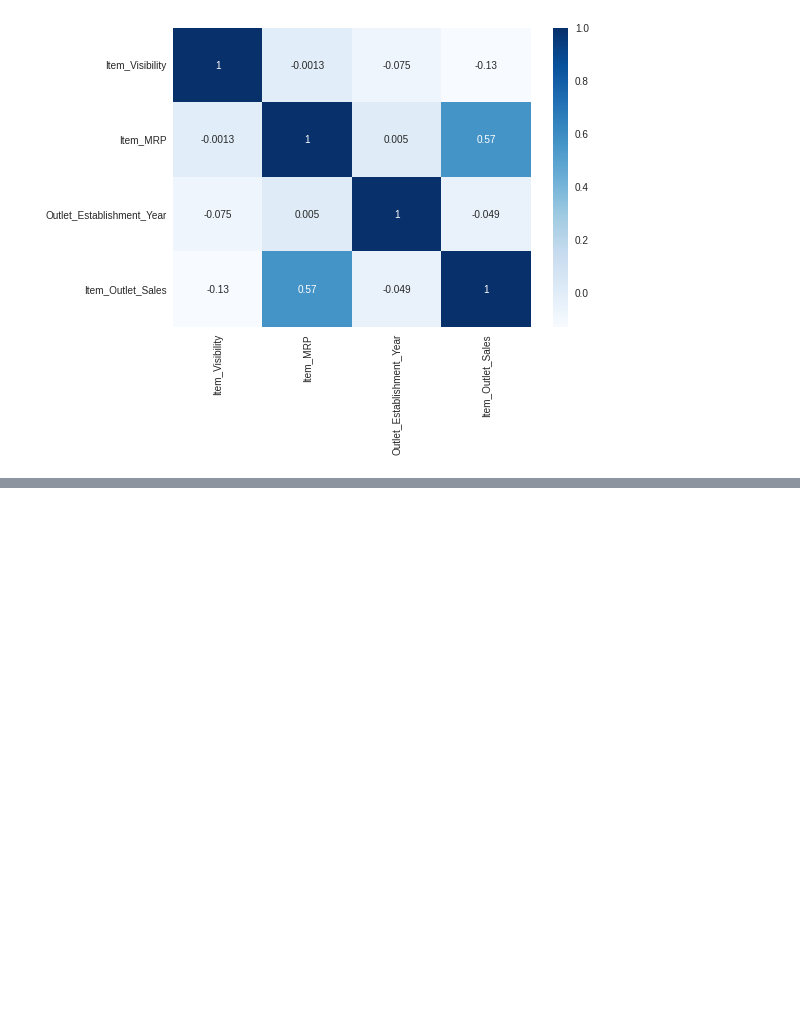
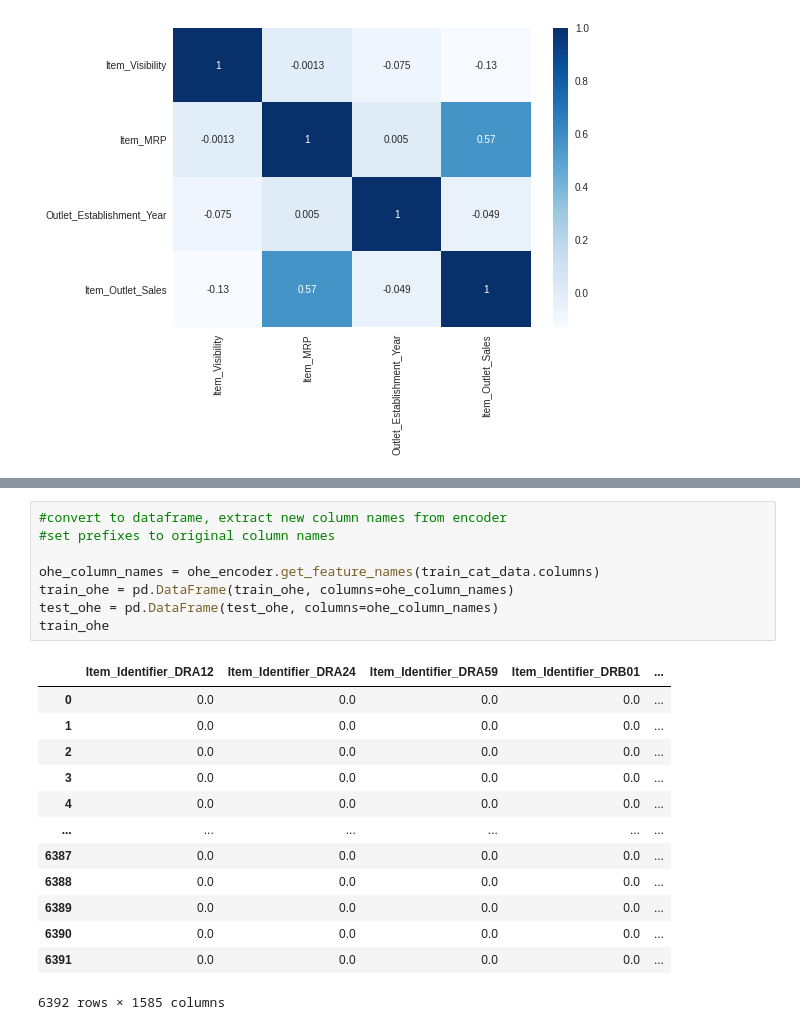
Before and after one commit to amltago/sales_prediction, a Jupyter notebook: Sales.ipynb, the cells around one changed output, grey strips where cells are left out. Saved outputs shown, nothing was run; the diff lists cells and outputs as text; blank space fills up the shorter version.

```diff
--- a/Sales.ipynb
+++ b/Sales.ipynb
@@ -545,0 +674,22 @@ sns.heatmap(corr, cmap = 'Blues', annot = True);
+# %%
+#convert to dataframe, extract new column names from encoder
+#set prefixes to original column names
+
+ohe_column_names = ohe_encoder.get_feature_names(train_cat_data.columns)
+train_ohe = pd.DataFrame(train_ohe, columns=ohe_column_names)
+test_ohe = pd.DataFrame(test_ohe, columns=ohe_column_names)
+train_ohe
+# %% [output]
+|  | Item_Identifier_DRA12 | Item_Identifier_DRA24 | Item_Identifier_DRA59 | Item_Identifier_DRB01 | ... |
+| 0 | 0.0 | 0.0 | 0.0 | 0.0 | ... |
+| 1 | 0.0 | 0.0 | 0.0 | 0.0 | ... |
+| 2 | 0.0 | 0.0 | 0.0 | 0.0 | ... |
+| 3 | 0.0 | 0.0 | 0.0 | 0.0 | ... |
+| 4 | 0.0 | 0.0 | 0.0 | 0.0 | ... |
+| ... | ... | ... | ... | ... | ... |
+| 6387 | 0.0 | 0.0 | 0.0 | 0.0 | ... |
+| 6388 | 0.0 | 0.0 | 0.0 | 0.0 | ... |
+| 6389 | 0.0 | 0.0 | 0.0 | 0.0 | ... |
+| 6390 | 0.0 | 0.0 | 0.0 | 0.0 | ... |
+| 6391 | 0.0 | 0.0 | 0.0 | 0.0 | ... |
+6392 rows × 1585 columns
```
Also changed, not shown: parts of 28 cells of this notebook.
